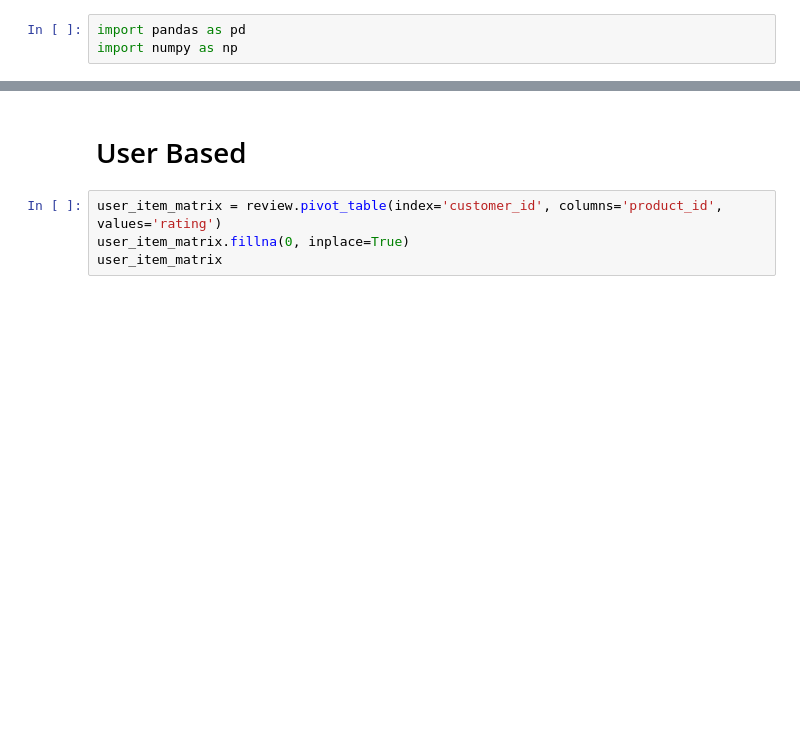
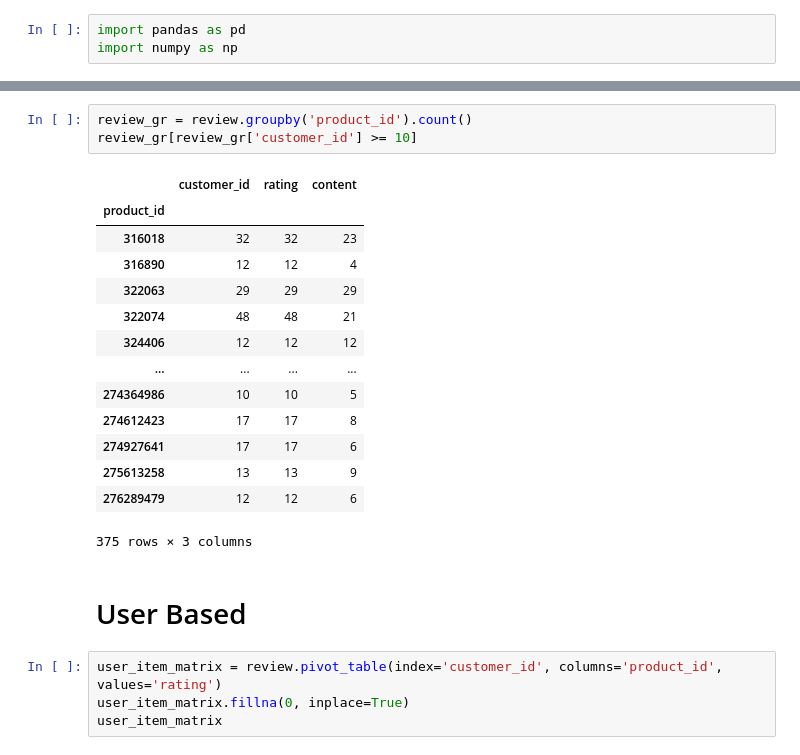
Before and after one commit to xuanbinhle/DS300, a Jupyter notebook: cf_userbased.ipynb, the cells around one changed output, grey strips where cells are left out. Saved outputs shown, nothing was run; the diff lists cells and outputs as text; blank space fills up the shorter version.

```diff
--- a/cf_userbased.ipynb
+++ b/cf_userbased.ipynb
@@ -24,3 +20,21 @@ memory usage: 83.6+ KB
+# %%
+review_gr = review.groupby('product_id').count()
+review_gr[review_gr['customer_id'] >= 10]
+# %% [output]
+|  | customer_id | rating | content |
+| product_id |  |  |  |
+| 316018 | 32 | 32 | 23 |
+| 316890 | 12 | 12 | 4 |
+| 322063 | 29 | 29 | 29 |
+| 322074 | 48 | 48 | 21 |
+| 324406 | 12 | 12 | 12 |
+| ... | ... | ... | ... |
+| 274364986 | 10 | 10 | 5 |
+| 274612423 | 17 | 17 | 8 |
+| 274927641 | 17 | 17 | 6 |
+| 275613258 | 13 | 13 | 9 |
+| 276289479 | 12 | 12 | 6 |
+375 rows × 3 columns
 # %% [markdown]
 # User Based
 # %%
```
Also changed, not shown: parts of 14 cells of this notebook, 9 other files.
